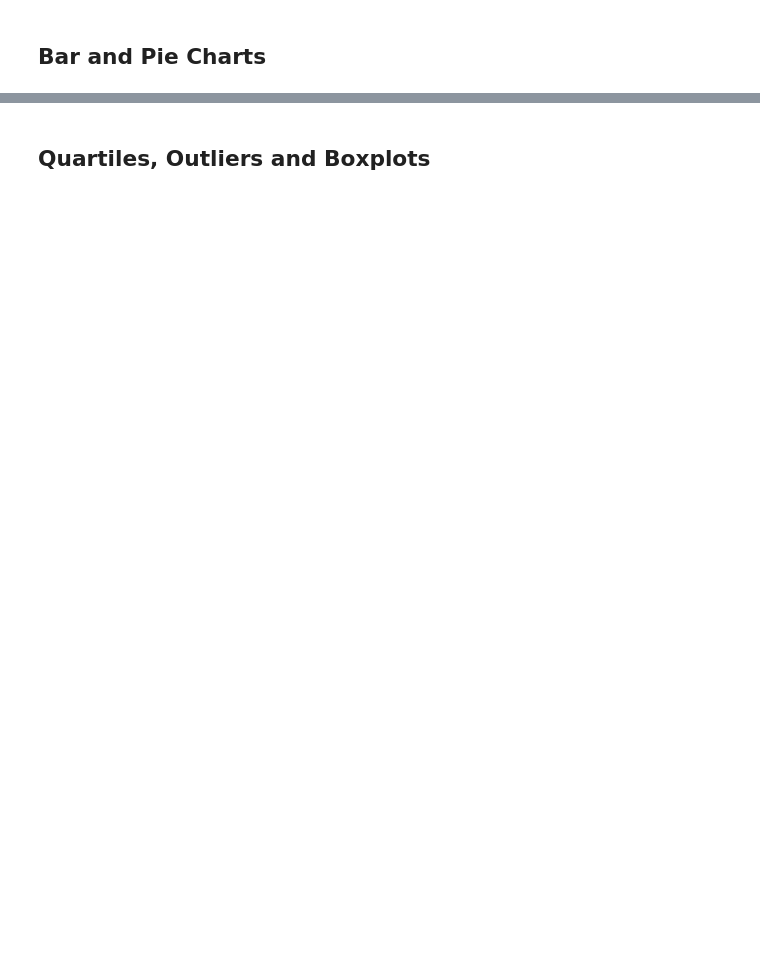
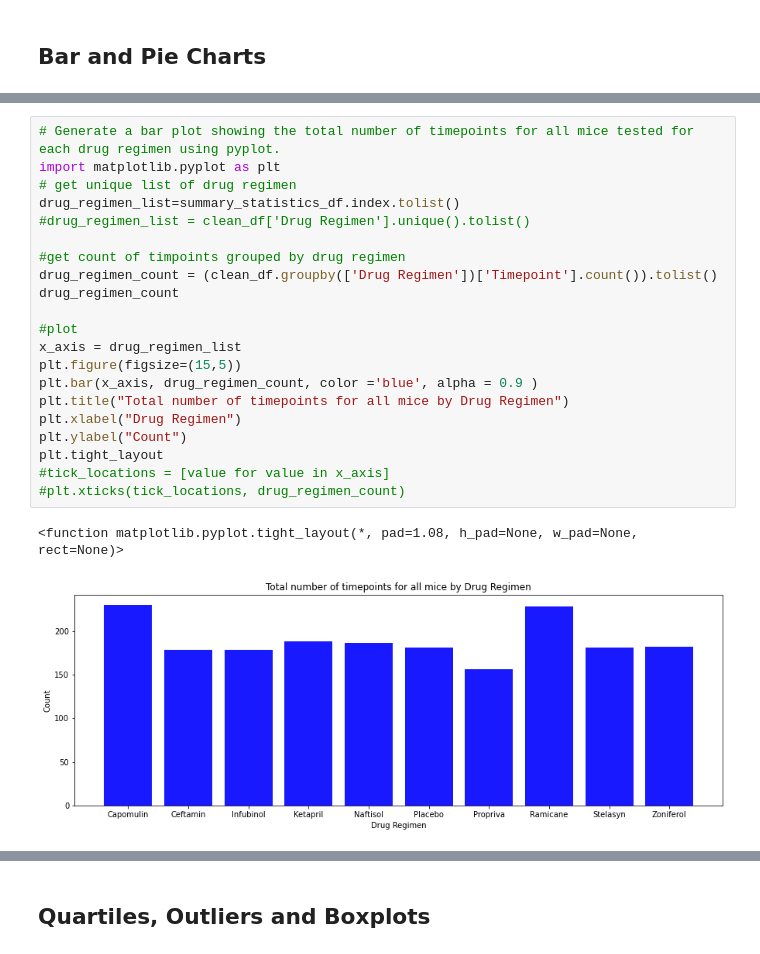
Before and after one commit to ratikachauhan/matplot-challenge, a Jupyter notebook: Pymaceuticals/pymaceuticals_starter_Ratika.ipynb, the cells around one changed output, grey strips where cells are left out. Saved outputs shown, nothing was run; the diff lists cells and outputs as text; blank space fills up the shorter version.

```diff
--- a/Pymaceuticals/pymaceuticals_starter_Ratika.ipynb
+++ b/Pymaceuticals/pymaceuticals_starter_Ratika.ipynb
@@ -213,0 +169,24 @@ agg_summary_statistic_df
+# %%
+# Generate a bar plot showing the total number of timepoints for all mice tested for each drug regimen using pyplot.
+import matplotlib.pyplot as plt
+# get unique list of drug regimen
+drug_regimen_list=summary_statistics_df.index.tolist()
+#drug_regimen_list = clean_df['Drug Regimen'].unique().tolist()
+
+#get count of timpoints grouped by drug regimen
+drug_regimen_count = (clean_df.groupby(['Drug Regimen'])['Timepoint'].count()).tolist()
+drug_regimen_count
+
+#plot
+x_axis = drug_regimen_list
+plt.figure(figsize=(15,5))
+plt.bar(x_axis, drug_regimen_count, color ='blue', alpha = 0.9 )
+plt.title("Total number of timepoints for all mice by Drug Regimen")
+plt.xlabel("Drug Regimen")
+plt.ylabel("Count")
+plt.tight_layout
+#tick_locations = [value for value in x_axis]
+#plt.xticks(tick_locations, drug_regimen_count)
+# %% [output]
+<function matplotlib.pyplot.tight_layout(*, pad=1.08, h_pad=None, w_pad=None, rect=None)>
+[figure, added]
```
Also changed, not shown: parts of 34 cells of this notebook.
